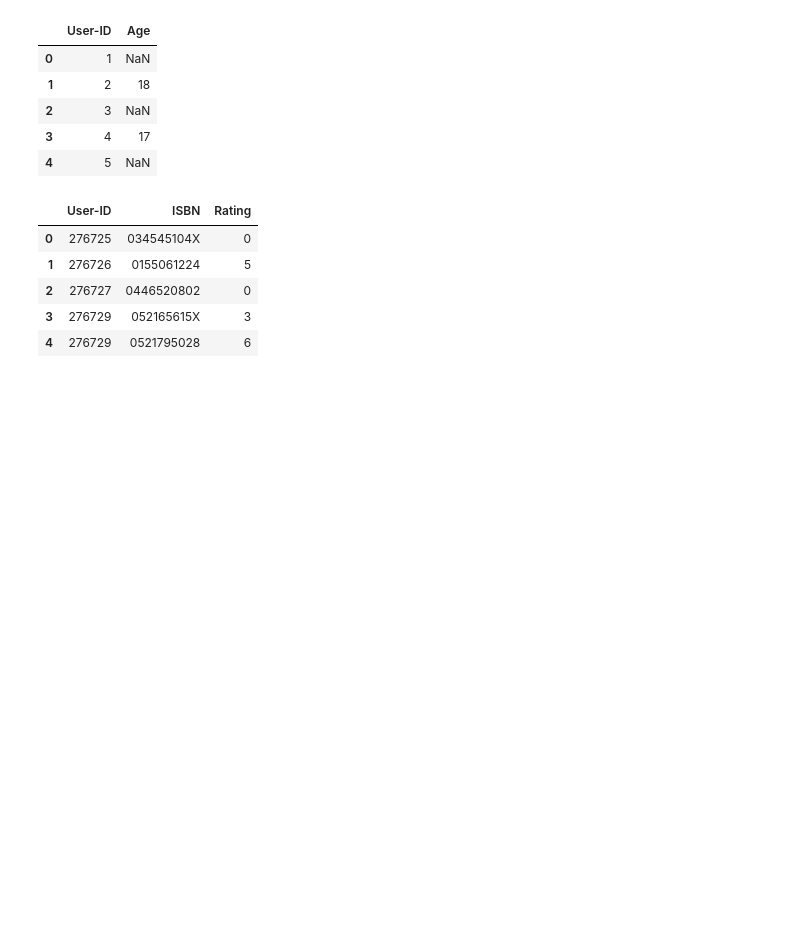
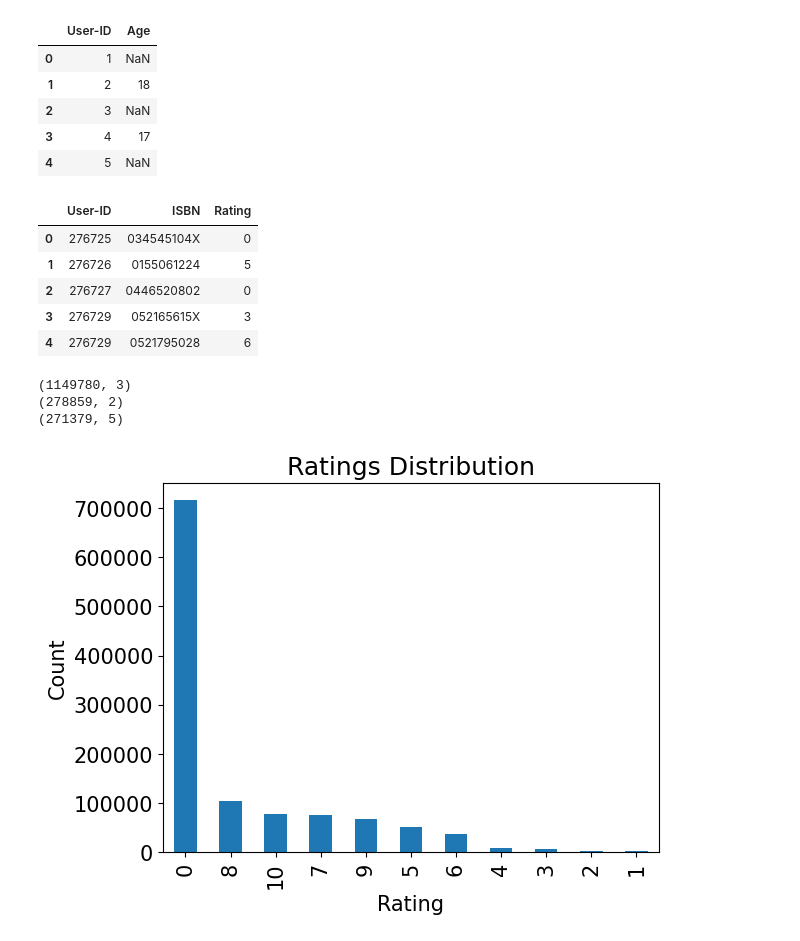
Before and after one commit to Adroit10/Book_recommendation, a Jupyter notebook: Book_recommender.ipynb, the cells around one changed output. Saved outputs shown, nothing was run; the diff lists cells and outputs as text; code cells hidden in the pictures; blank space fills up the shorter version.

```diff
--- a/Book_recommender.ipynb
+++ b/Book_recommender.ipynb
@@ -33,3 +33,21 @@ ratings.head()
 | 2 | 276727 | 0446520802 | 0 |
 | 3 | 276729 | 052165615X | 3 |
 | 4 | 276729 | 0521795028 | 6 |
+# %%
+print(ratings.shape)
+print(users.shape)
+print(books.shape)
+# %% [output]
+(1149780, 3)
+(278859, 2)
+(271379, 5)
+# %%
+plt.rc("font",size=15)
+ratings.Rating.value_counts(sort=True).plot(kind='bar')
+plt.title("Ratings Distribution")
+plt.xlabel("Rating")
+plt.ylabel('Count')
+plt.savefig("ratings.png")
+plt.show()
+# %% [output]
+[figure, added]
```
Also changed, not shown: parts of 3 cells of this notebook, 2 other files.
